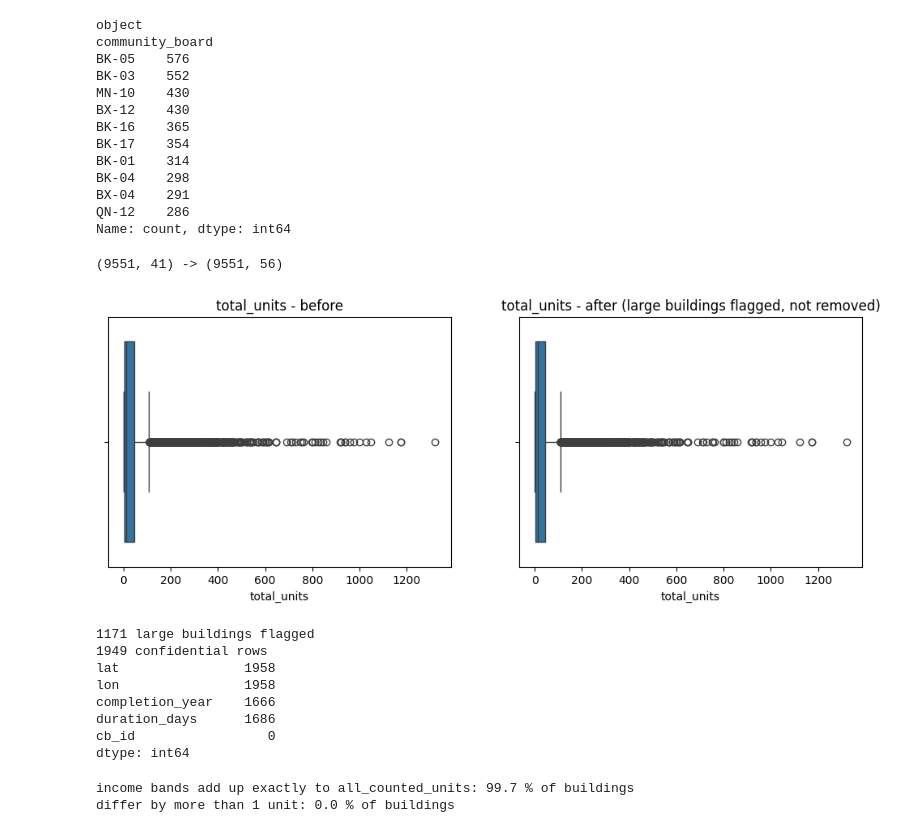
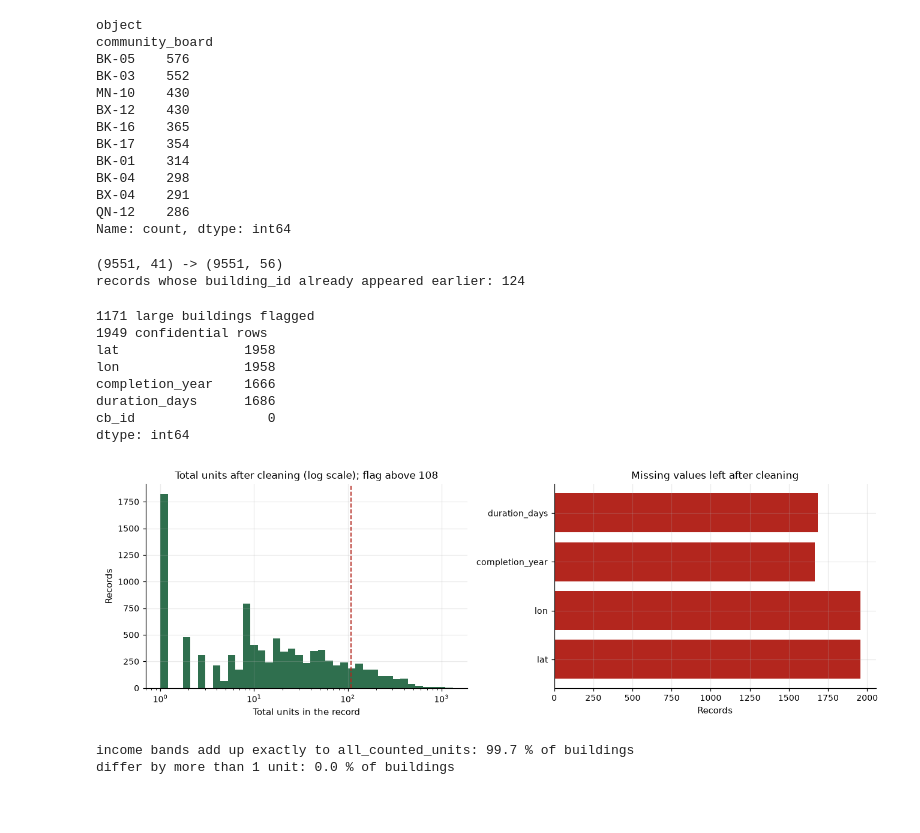
Before and after one commit to abdelrahmanahmed-16001205/Data-eng-proj, a Jupyter notebook: Milestone1_FINAL_SUBMISSION_REVIEWED.ipynb, the cells around one changed output. Saved outputs shown, nothing was run; the diff lists cells and outputs as text; code cells hidden in the pictures; blank space fills up the shorter version.

```diff
--- a/Milestone1_FINAL_SUBMISSION_REVIEWED.ipynb
+++ b/Milestone1_FINAL_SUBMISSION_REVIEWED.ipynb
@@ -401,6 +435,7 @@ def clean_housing(df):
     for col in ['project_start_date', 'building_completion_date']:
         df[col] = pd.to_datetime(df[col], errors='coerce')
     df['completion_year'] = df['building_completion_date'].dt.year
+    # duration = project start (loan closing) to building completion, not construction time
     df['duration_days'] = (df['building_completion_date'] - df['project_start_date']).dt.days
     df.loc[df['duration_days'] < 0, 'duration_days'] = np.nan
     # the dataset only covers projects after 2014
@@ -425,12 +460,9 @@ def clean_housing(df):
     # confidential projects have no address
     df['is_confidential'] = df['project_name'].str.contains('CONFIDENTIAL', case=False, na=False)
 
-    # community board numbers repeat in every borough, so add the borough
-    # cb_raw = the text version (like BK-05), cb_num = the number version (like 5) if there is one
-    cb_raw = df['community_board'].astype('string').str.strip().str.upper()
-    cb_num = pd.to_numeric(df['community_board'], errors='coerce')
-    # numbers get the borough in front, text ones are already complete
-    df['cb_id'] = (df['borough'] + '-' + cb_num.astype('Int64').astype('string')).where(cb_num.notna(), cb_raw)
+    # community board numbers repeat in every borough, so the key keeps the borough prefix.
+    # community_board is always text here ("BK-05"), which already carries that prefix.
+    df['cb_id'] = df['community_board'].astype('string').str.strip().str.upper()
 
     # shares used in the research questions
     counted = df['all_counted_units'].replace(0, np.nan)
@@ -457,30 +489,49 @@ def clean_housing(df):
 
 df_housing_clean = clean_housing(df_housing)
 print(df_housing.shape, '->', df_housing_clean.shape)
+
+# the data dictionary says a building can appear once per project it was involved in
+repeated_buildings = df_housing_clean.loc[df_housing_clean['building_id'].notna(), 'building_id'].duplicated().sum()
+print('records whose building_id already appeared earlier:', repeated_buildings)
 # %% [output]
 (9551, 41) -> (9551, 56)
+records whose building_id already appeared earlier: 124
-# %%
-# check the cleaning: boxplot before vs after, then counts of flagged, confidential and null values
-fig, ax = plt.subplots(nrows=1, ncols=2, figsize=(12, 4))
-sns.boxplot(x=df_housing['total_units'], ax=ax[0])
-ax[0].set_title('total_units - before')
-sns.boxplot(x=df_housing_clean['total_units'], ax=ax[1])
-ax[1].set_title('total_units - after (large buildings flagged, not removed)')
-plt.show()
-
-print(df_housing_clean['is_large_building'].sum(), 'large buildings flagged')
-print(df_housing_clean['is_confidential'].sum(), 'confidential rows')
-print(df_housing_clean[['lat', 'lon', 'completion_year', 'duration_days', 'cb_id']].isnull().sum())
-# %% [output]
-[figure, removed]
-1171 large buildings flagged
-1949 confidential rows
-lat                1958
-lon                1958
-completion_year    1666
-duration_days      1686
-cb_id                 0
-dtype: int64
+# %%
+# check the cleaning: where the large-building flag falls, and what is still missing afterwards
+fig, ax = plt.subplots(nrows=1, ncols=2, figsize=(12, 4))
+
+# left: the unit distribution on a log scale, with the IQR fence used for the large-building flag
+units = df_housing_clean['total_units'].dropna()
+q1_units, q3_units = units.quantile(0.25), units.quantile(0.75)
+fence = q3_units + 1.5 * (q3_units - q1_units)
+ax[0].hist(units, bins=np.logspace(0, np.log10(units.max()), 40), color='#2f6f4e')
+ax[0].set_xscale('log')
+ax[0].axvline(fence, color='#b3261e', linestyle='--', linewidth=1.2)
+ax[0].set_title(f'Total units after cleaning (log scale); flag above {fence:.0f}')
+ax[0].set_xlabel('Total units in the record')
+ax[0].set_ylabel('Records')
+
+# right: what the cleaning could not fill in
+missing = df_housing_clean[['lat', 'lon', 'completion_year', 'duration_days']].isnull().sum()
+ax[1].barh(list(missing.index), missing.values, color='#b3261e')
+ax[1].set_title('Missing values left after cleaning')
+ax[1].set_xlabel('Records')
+plt.tight_layout()
+plt.show()
+
+print(df_housing_clean['is_large_building'].sum(), 'large buildings flagged')
+print(df_housing_clean['is_confidential'].sum(), 'confidential rows')
+print(df_housing_clean[['lat', 'lon', 'completion_year', 'duration_days', 'cb_id']].isnull().sum())
+# %% [output]
+1171 large buildings flagged
+1949 confidential rows
+lat                1958
+lon                1958
+completion_year    1666
+duration_days      1686
+cb_id                 0
+dtype: int64
+[figure, added]
 # %%
 # check the "blank means zero" assumption: do the income-band units add up to the counted units?
 income_cols = ['extremely_low_income_units', 'very_low_income_units', 'low_income_units',
```
Also changed, not shown: parts of 17 cells of this notebook, 7 other files.
